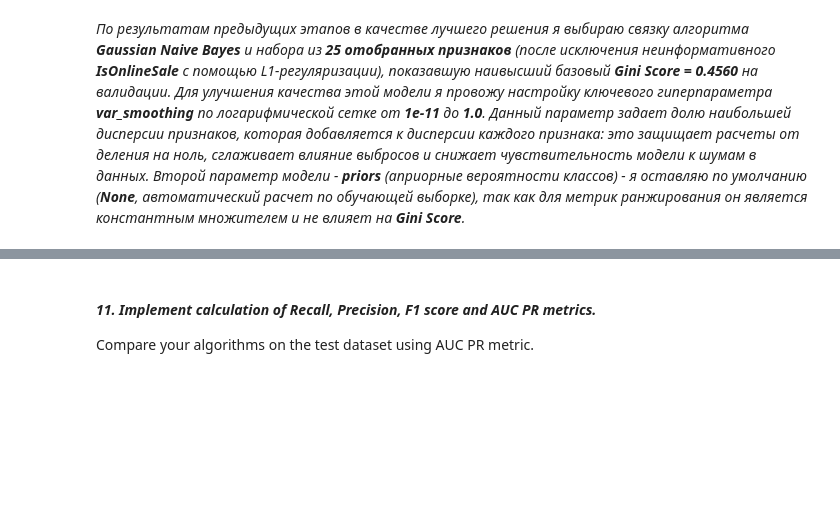
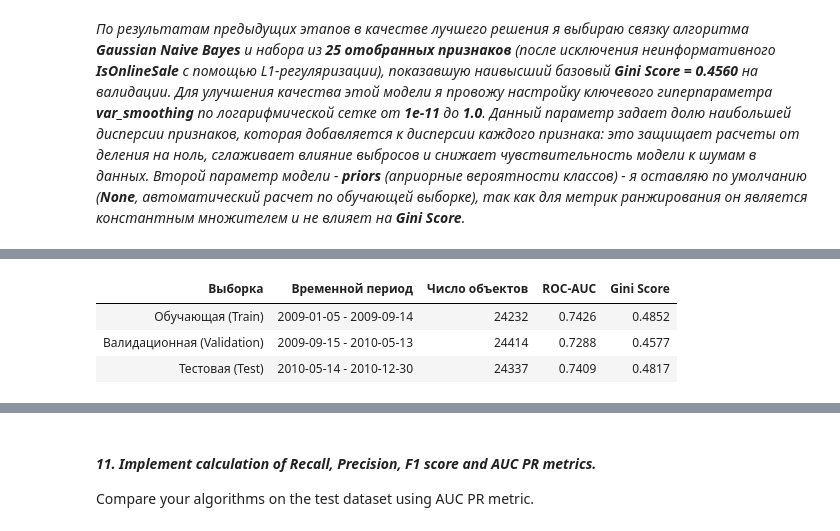
Before and after one commit to RunForJoy/ml-classification-metrics, a Jupyter notebook: src/ml_4.ipynb, the cells around one changed output, grey strips where cells are left out. Saved outputs shown, nothing was run; the diff lists cells and outputs as text; code cells hidden in the pictures; blank space fills up the shorter version.

```diff
--- a/src/ml_4.ipynb
+++ b/src/ml_4.ipynb
@@ -125,17 +125,14 @@ train_split, valid_split, test_split = ml_utils.date_trisect(
     validation_date=validation_date_cutoff,
     test_date=test_date_cutoff,
 )
+train_period = f"{train_split['PurchDate'].min().strftime('%Y-%m-%d')} - {train_split['PurchDate'].max().strftime('%Y-%m-%d')}"
+valid_period = f"{valid_split['PurchDate'].min().strftime('%Y-%m-%d')} - {valid_split['PurchDate'].max().strftime('%Y-%m-%d')}"
+test_period = f"{test_split['PurchDate'].min().strftime('%Y-%m-%d')} - {test_split['PurchDate'].max().strftime('%Y-%m-%d')}"
 
 print("Временной сплит:")
-print(
-    f"Train: {train_split.shape} | {train_split['PurchDate'].min().strftime('%Y-%m-%d')} - {train_split['PurchDate'].max().strftime('%Y-%m-%d')}"
-)
-print(
-    f"Valid: {valid_split.shape} | {valid_split['PurchDate'].min().strftime('%Y-%m-%d')} - {valid_split['PurchDate'].max().strftime('%Y-%m-%d')}"
-)
-print(
-    f"Test:  {test_split.shape} | {test_split['PurchDate'].min().strftime('%Y-%m-%d')} - {test_split['PurchDate'].max().strftime('%Y-%m-%d')}"
-)
+print(f"Train: {train_split.shape} | {train_period}")
+print(f"Valid: {valid_split.shape} | {valid_period}")
+print(f"Test:  {test_split.shape} | {test_period}")
 # %% [output]
 Временной сплит:
 Train: (24232, 34) | 2009-01-05 - 2009-09-14
@@ -1756,0 +1766,32 @@ print(f"Лучший гиперпараметр var_smoothing: {best_smooth:.2e}
+# %%
+splits = [
+    ("Обучающая (Train)", train_period, X_tr_best, y_train),
+    ("Валидационная (Validation)", valid_period, X_val_best, y_valid),
+    ("Тестовая (Test)", test_period, X_test_best, y_test),
+]
+
+final_scores = []
+for split_name, period, X_data, y_true in splits:
+    proba = best_gnb_model.predict_proba(X_data)[:, 1]
+    auc = roc_auc_score(y_true, proba)
+    gini = 2 * auc - 1
+
+    final_scores.append(
+        {
+            "Выборка": split_name,
+            "Временной период": period,
+            "Число объектов": len(y_true),
+            "ROC-AUC": round(auc, 4),
+            "Gini Score": round(gini, 4),
+        }
+    )
+
+final_scores_df = pd.DataFrame(final_scores)
+final_scores_df.style.hide(axis="index").format(
+    {"ROC-AUC": "{:.4f}", "Gini Score": "{:.4f}"}
+)
+# %% [output]
+| Выборка | Временной период | Число объектов | ROC-AUC | Gini Score |
+| Обучающая (Train) | 2009-01-05 - 2009-09-14 | 24232 | 0.7426 | 0.4852 |
+| Валидационная (Validation) | 2009-09-15 - 2010-05-13 | 24414 | 0.7288 | 0.4577 |
+| Тестовая (Test) | 2010-05-14 - 2010-12-30 | 24337 | 0.7409 | 0.4817 |
```
Also changed, not shown: parts of 3 cells of this notebook.
